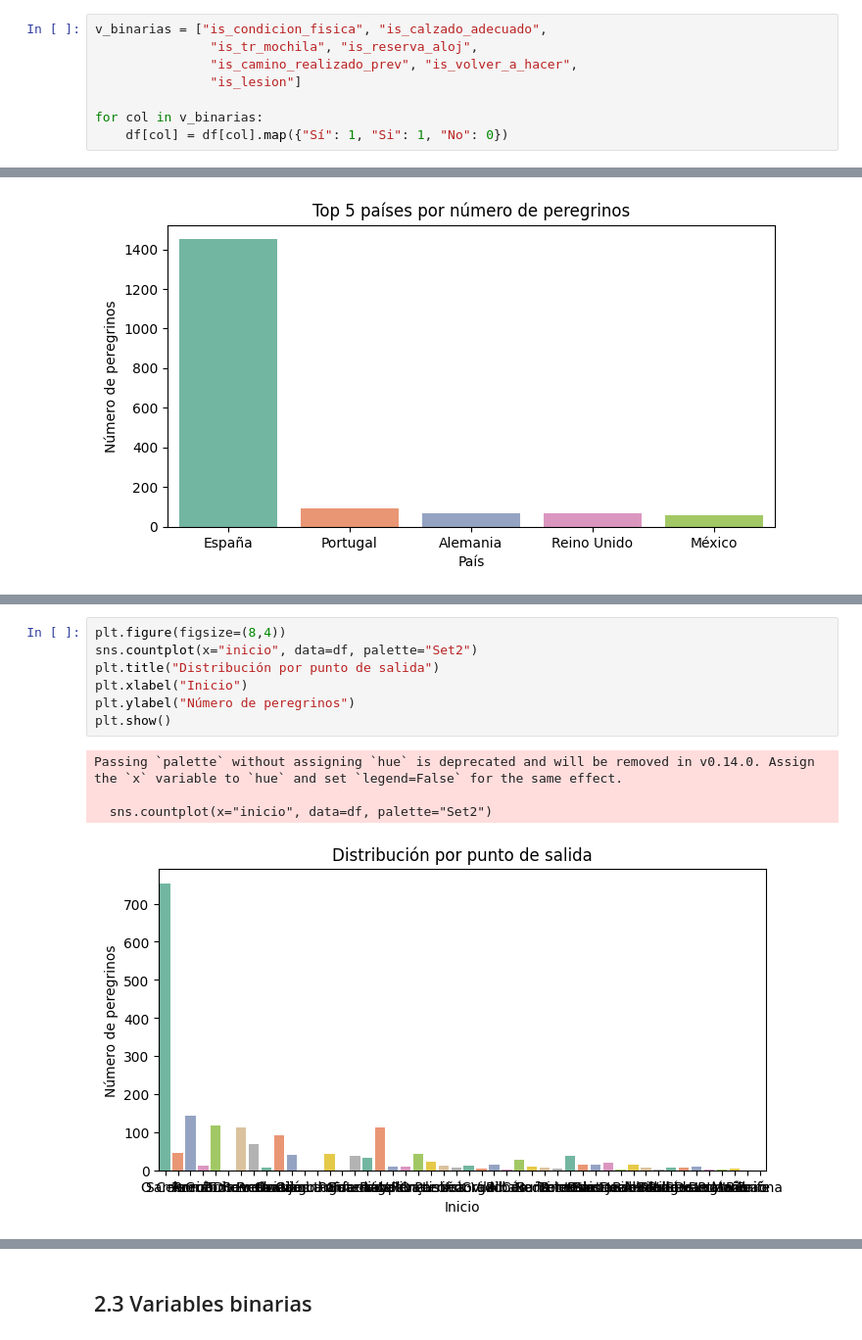
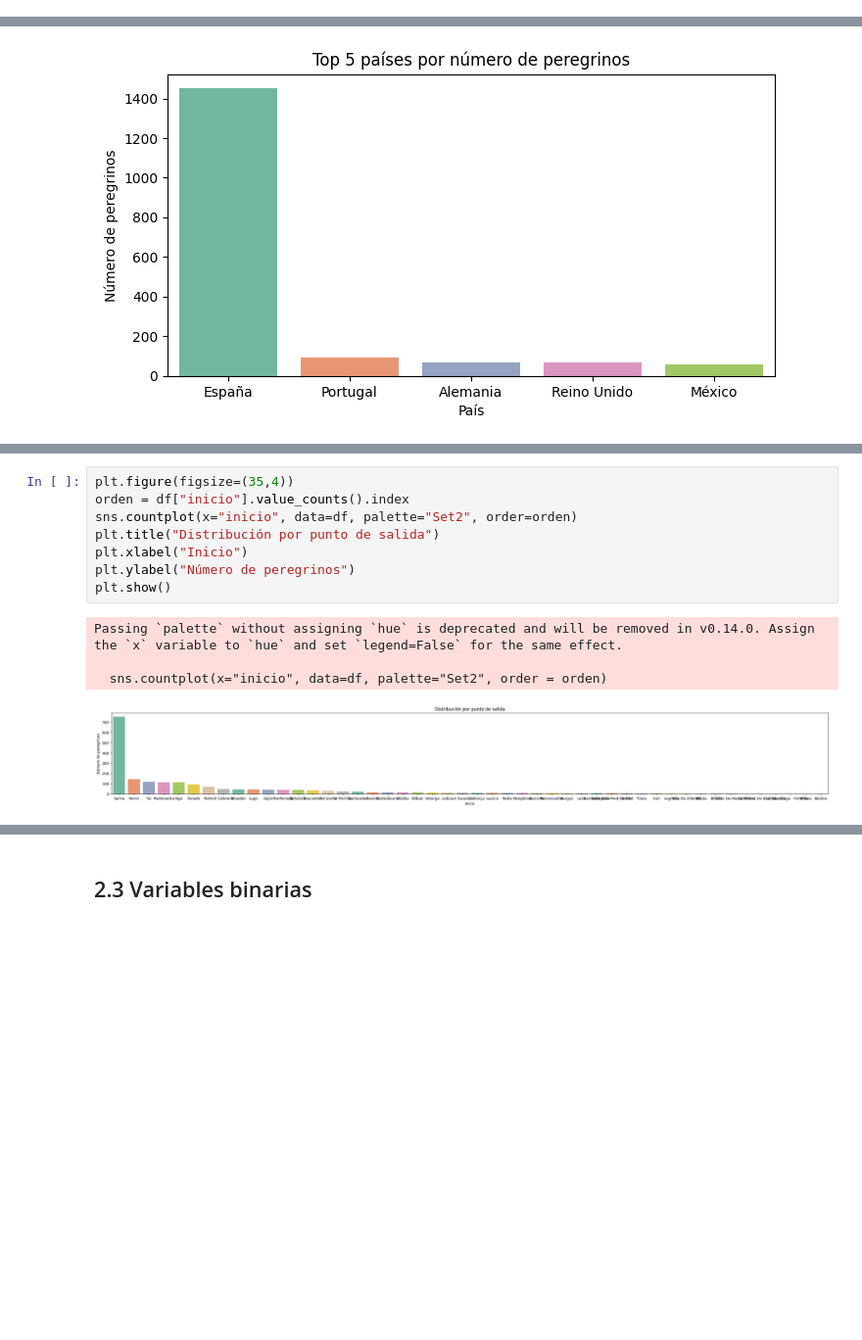
Before and after one commit to Valeriavinasl/ucm-tfm, a Jupyter notebook: notebooks/EDA.ipynb, the cells around one changed output, grey strips where cells are left out. Shown at 98% size. Saved outputs shown, nothing was run; the diff lists cells and outputs as text; blank space fills up the shorter version.

```diff
--- a/notebooks/EDA.ipynb
+++ b/notebooks/EDA.ipynb
@@ -65,9 +60 @@ v_categoricas = ["genero", "pais", "ruta", "epoca",
-# %%
-v_binarias = ["is_condicion_fisica", "is_calzado_adecuado",
-               "is_tr_mochila", "is_reserva_aloj",
-               "is_camino_realizado_prev", "is_volver_a_hacer",
-               "is_lesion"]
-
-for col in v_binarias:
-    df[col] = df[col].map({"Sí": 1, "Si": 1, "No": 0})
 # %% [markdown]
@@ -158,14 +150,15 @@ Passing `palette` without assigning `hue` is deprecated and will be removed in v
 # %%
-plt.figure(figsize=(8,4))
-sns.countplot(x="inicio", data=df, palette="Set2")
+plt.figure(figsize=(35,4))
+orden = df["inicio"].value_counts().index
+sns.countplot(x="inicio", data=df, palette="Set2", order=orden)
 plt.title("Distribución por punto de salida")
 plt.xlabel("Inicio")
 plt.ylabel("Número de peregrinos")
 plt.show()
 # %% [output]
 Passing `palette` without assigning `hue` is deprecated and will be removed in v0.14.0. Assign the `x` variable to `hue` and set `legend=False` for the same effect.
 
-  sns.countplot(x="inicio", data=df, palette="Set2")
+  sns.countplot(x="inicio", data=df, palette="Set2", order = orden)
-[figure, old version]
+[figure, new version]
 # %%
 plt.figure(figsize=(8,4))
```
Also changed, not shown: parts of 50 cells of this notebook.
